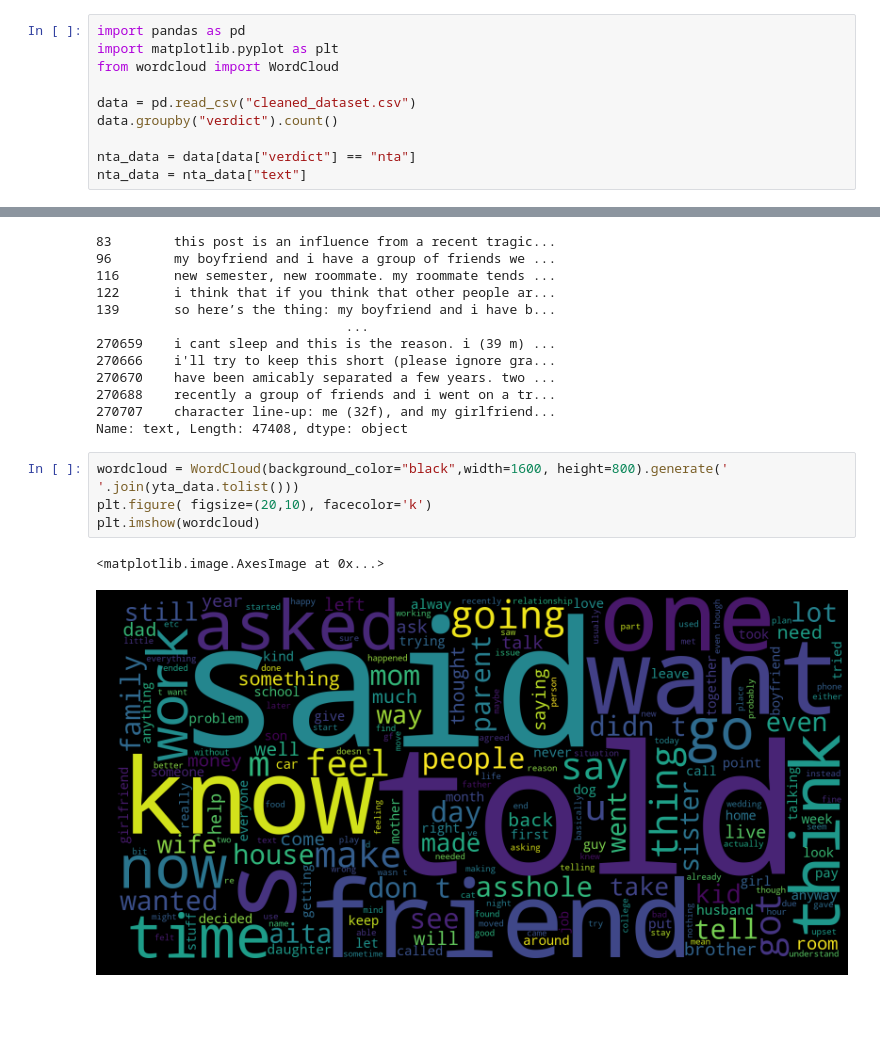
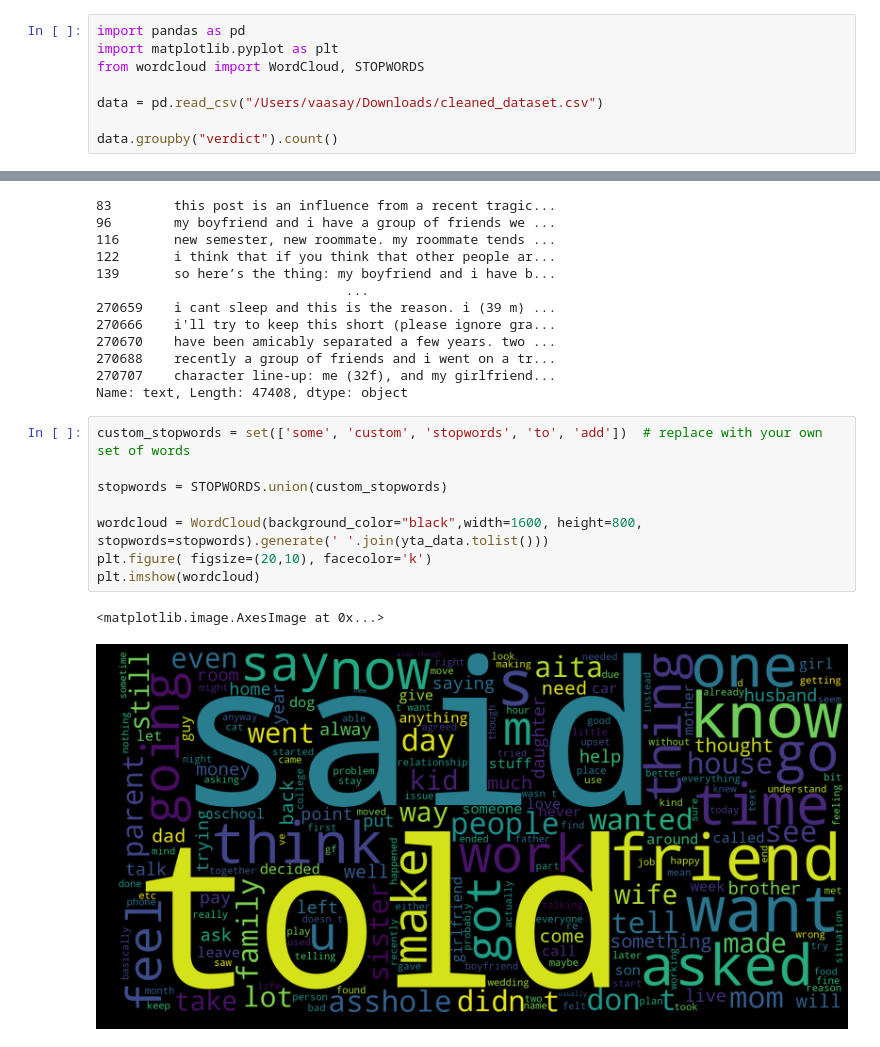
Before and after one commit to drshika/cs467-impl1, a Jupyter notebook: words.ipynb, the cells around one changed output, grey strips where cells are left out. Drawn from its saved outputs; the diff is of its cells as text; blank space fills up the shorter version.

```diff
--- a/words.ipynb
+++ b/words.ipynb
@@ -1,11 +1,9 @@
 # %%
 import pandas as pd
 import matplotlib.pyplot as plt
-from wordcloud import WordCloud
+from wordcloud import WordCloud, STOPWORDS
 
-data = pd.read_csv("cleaned_dataset.csv")
+data = pd.read_csv("/Users/vaasay/Downloads/cleaned_dataset.csv")
+
 data.groupby("verdict").count()
-
-nta_data = data[data["verdict"] == "nta"]
-nta_data = nta_data["text"]
 # %% [output]
@@ -49,9 +55,13 @@ yta_data
 270707    character line-up: me (32f), and my girlfriend...
 Name: text, Length: 47408, dtype: object
 # %%
-wordcloud = WordCloud(background_color="black",width=1600, height=800).generate(' '.join(yta_data.tolist()))
+custom_stopwords = set(['some', 'custom', 'stopwords', 'to', 'add'])  # replace with your own set of words
+
+stopwords = STOPWORDS.union(custom_stopwords)
+
+wordcloud = WordCloud(background_color="black",width=1600, height=800, stopwords=stopwords).generate(' '.join(yta_data.tolist()))
 plt.figure( figsize=(20,10), facecolor='k')
 plt.imshow(wordcloud)
 # %% [output]
 <matplotlib.image.AxesImage at 0x...>
-[figure, old version]
+[figure, new version]
```
Also changed, not shown: parts of 4 cells of this notebook.
